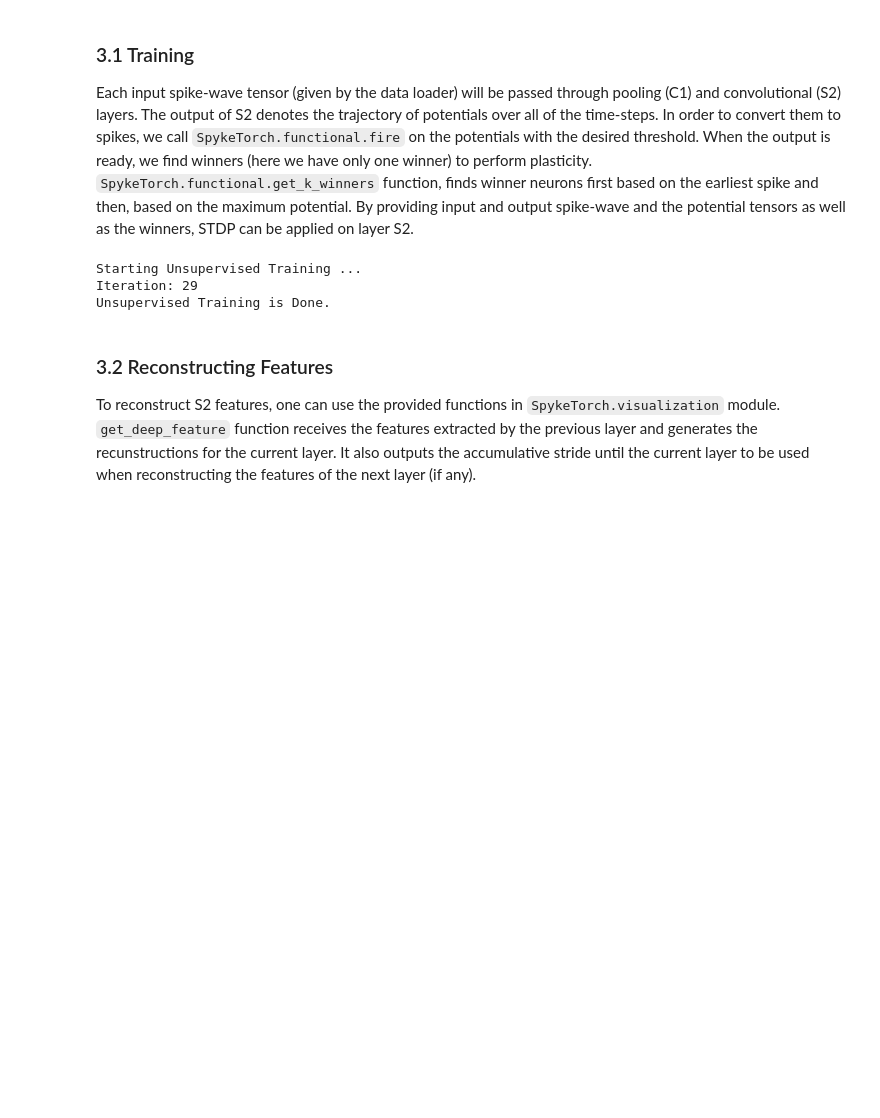
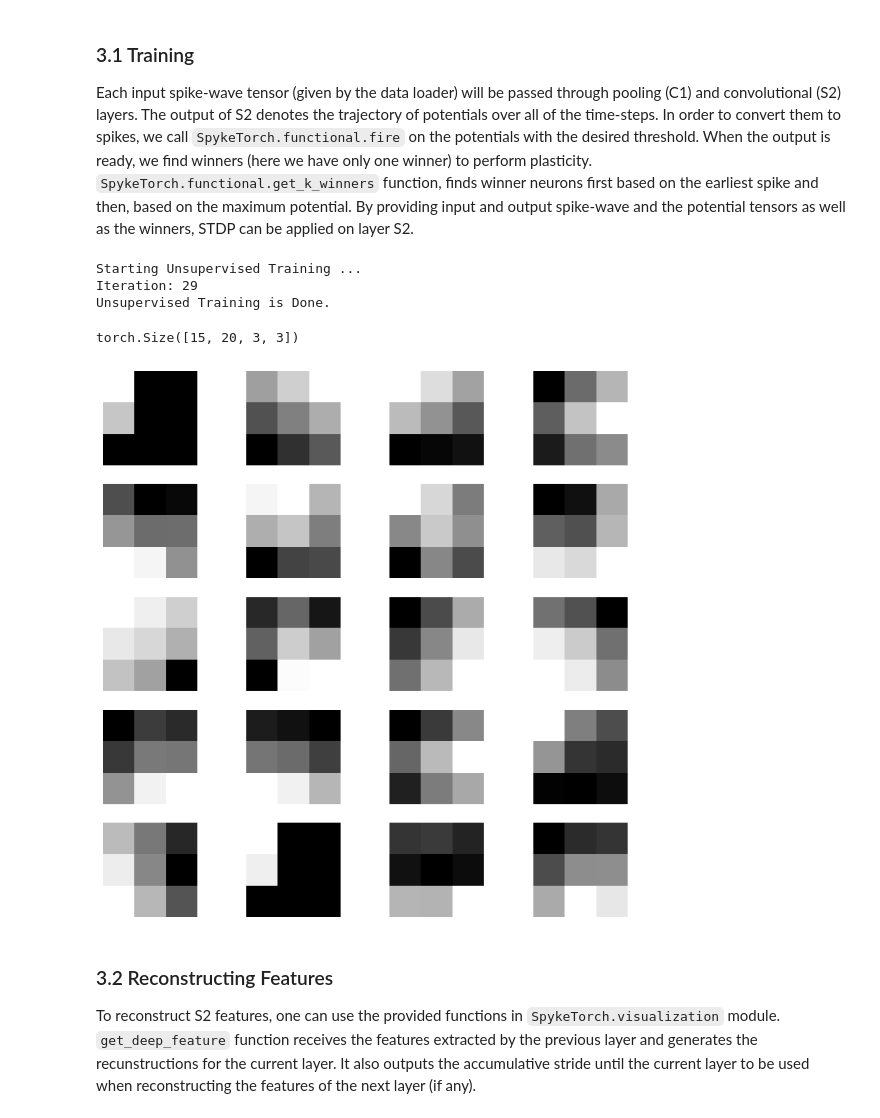
Before and after one commit to aidinattar/snn, a Jupyter notebook: tutorial.ipynb, the cells around one changed output. Saved outputs shown, nothing was run; the diff lists cells and outputs as text; code cells hidden in the pictures; blank space fills up the shorter version.

```diff
--- a/tutorial.ipynb
+++ b/tutorial.ipynb
@@ -156,7 +156,7 @@ pool = snn.Pooling(kernel_size = 3, stride = 2)
 # %% [markdown]
 Now we create a convolutional layer with 20 features and kernel-size equal to the size of the C1's output. Since Gabor filters are of size 3, each 64x64 input image shrinks to 62x62 after S1. Then by applying the pooling, the size of the C1's output will be 30x30.
 # %%
-conv = snn.Convolution(in_channels=4, out_channels=20, kernel_size=30)
+conv = snn.Convolution(in_channels=4, out_channels=20, kernel_size=28)
 # %% [markdown]
 ## 3. Unsupervised Learning
 In this section, we show how to train and evaluate layer S2 using STDP. First, we assign STDP learning rule to layer S2:
@@ -182,6 +182,18 @@ print("Unsupervised Training is Done.")
 Starting Unsupervised Training ...
 Iteration: 29
 Unsupervised Training is Done.
+# %%
+p.shape
+# %% [output]
+torch.Size([15, 20, 3, 3])
+# %%
+fig, ax = plt.subplots(5, 4, figsize=(10, 10))
+ax = ax.flatten()
+for i in range(20):
+        ax[i].imshow(p[0,i].numpy(), cmap='gray')
+        ax[i].axis('off')
+# %% [output]
+[figure, added]
 # %% [markdown]
 ### 3.2 Reconstructing Features
 To reconstruct S2 features, one can use the provided functions in `SpykeTorch.visualization` module. `get_deep_feature` function receives the features extracted by the previous layer and generates the recunstructions for the current layer. It also outputs the accumulative stride until the current layer to be used when reconstructing the features of the next layer (if any).
```
Also changed, not shown: parts of 2 cells of this notebook, 3 other files.
